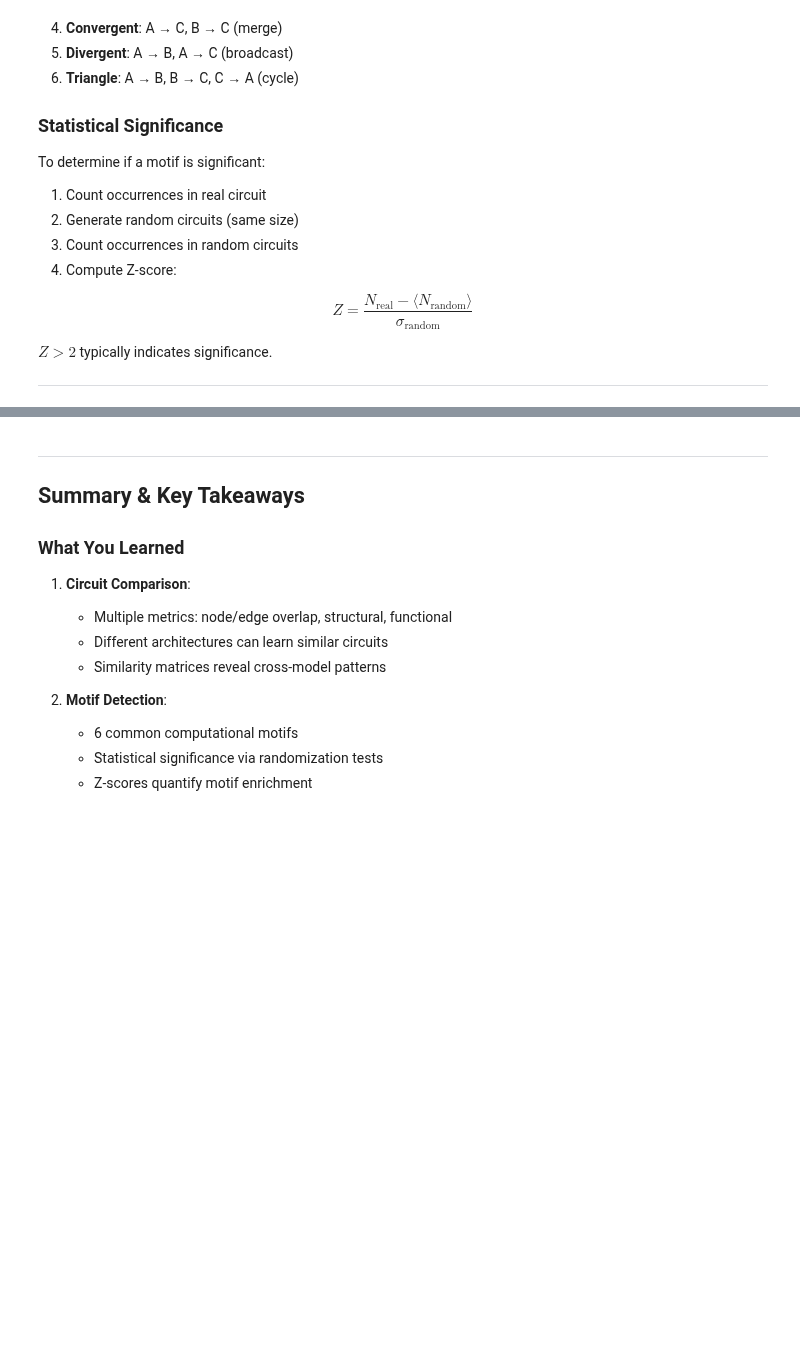
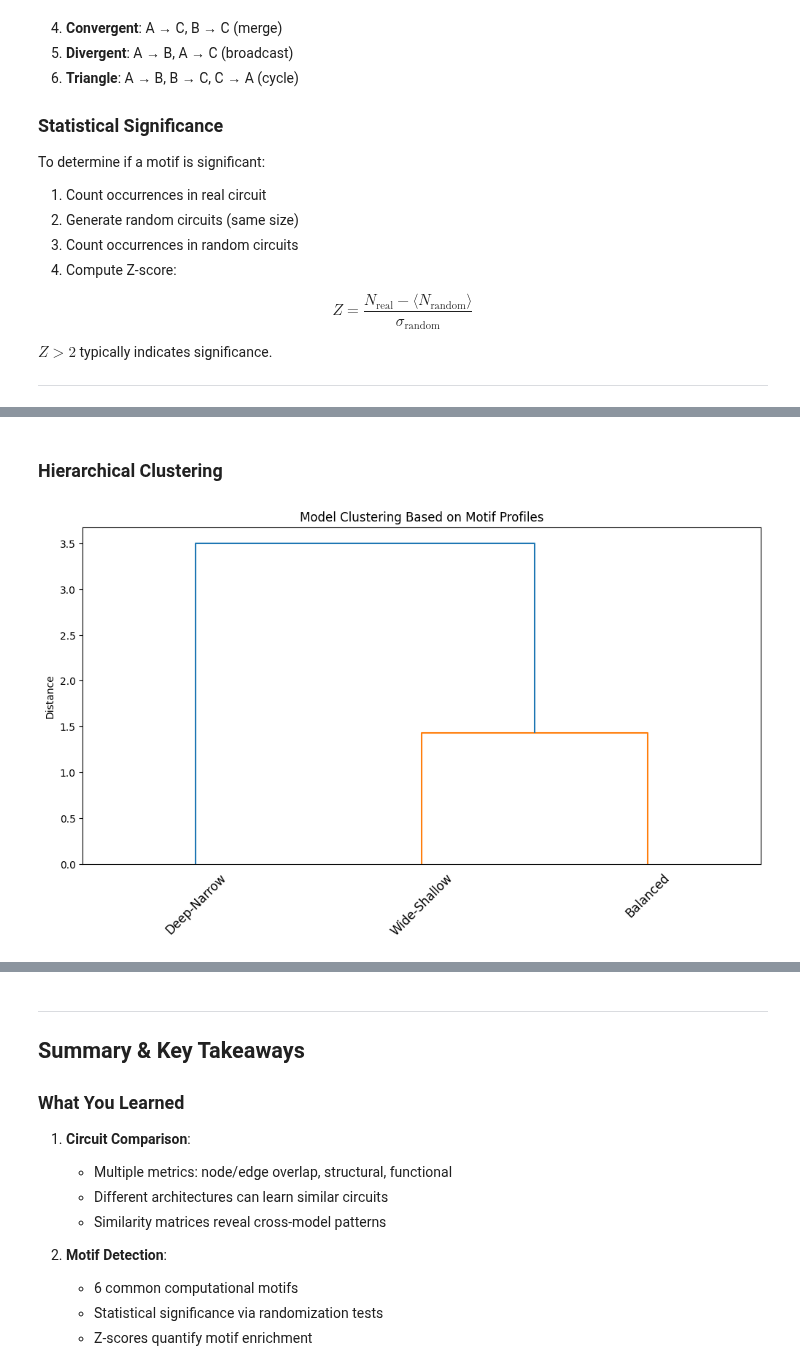
Before and after one commit to sidhulyalkar/neurOS-v1, a Jupyter notebook: packages/neuros-mechint/examples/13_circuit_comparison_and_motifs.ipynb, the cells around one changed output, grey strips where cells are left out. Saved outputs shown, nothing was run; the diff lists cells and outputs as text; code cells hidden in the pictures; blank space fills up the shorter version.

```diff
--- a/packages/neuros-mechint/examples/13_circuit_comparison_and_motifs.ipynb
+++ b/packages/neuros-mechint/examples/13_circuit_comparison_and_motifs.ipynb
@@ -659,0 +939,20 @@ print(f"\nTotal consensus motifs: {len(consensus_motifs)}/{len(motif_types)}")
+# %% [markdown]
+### Hierarchical Clustering
+# %%
+from scipy.cluster.hierarchy import dendrogram, linkage
+import matplotlib.pyplot as plt
+
+# Use Z-matrix rows as motif signatures
+model_vectors = z_matrix
+
+# Perform hierarchical clustering
+Z = linkage(model_vectors, method='ward')
+
+# Plot dendrogram
+plt.figure(figsize=(12, 6))
+dendrogram(Z, labels=model_names, leaf_rotation=45)
+plt.title("Model Clustering Based on Motif Profiles")
+plt.ylabel("Distance")
+plt.show()
+# %% [output]
+[figure, added]
```
Also changed, not shown: parts of 21 cells of this notebook, 10 other files.
